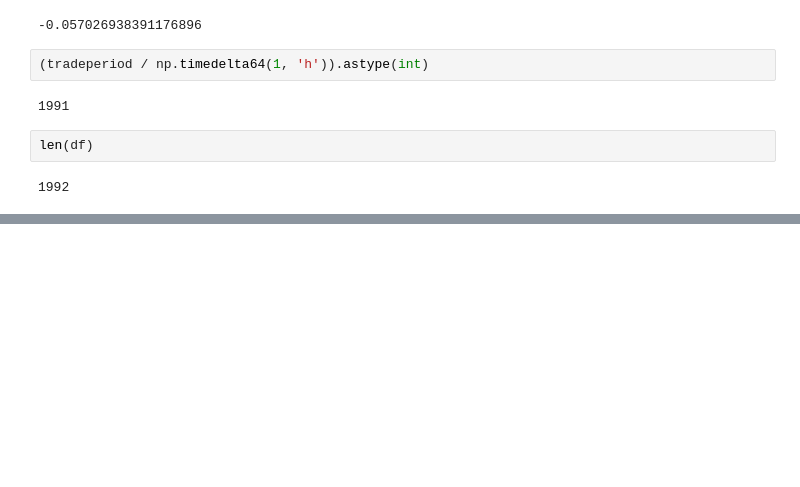
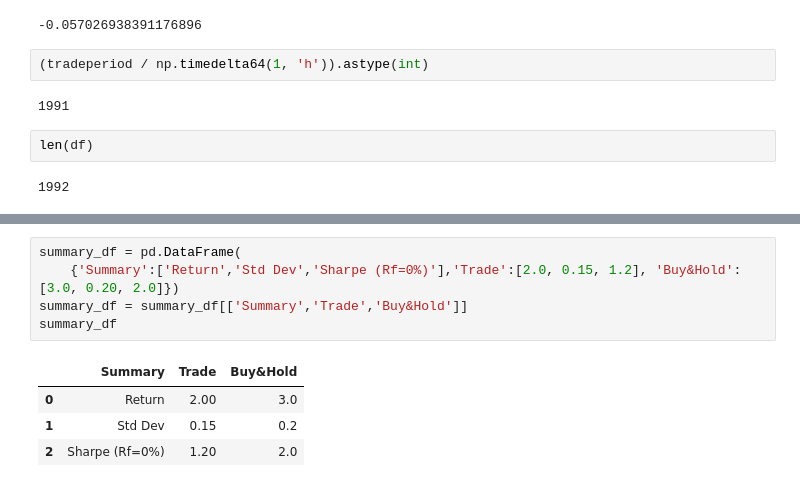
Before and after one commit to pwidhalm/capstone, a Jupyter notebook: code/capstone-v2-mb.ipynb, the cells around one changed output, grey strips where cells are left out. Cells and saved outputs as stored; diff of their text form; blank space fills up the shorter version.

```diff
--- a/code/capstone-v2-mb.ipynb
+++ b/code/capstone-v2-mb.ipynb
@@ -102,0 +148,10 @@ len(df)
+# %%
+summary_df = pd.DataFrame(
+    {'Summary':['Return','Std Dev','Sharpe (Rf=0%)'],'Trade':[2.0, 0.15, 1.2], 'Buy&Hold':[3.0, 0.20, 2.0]})
+summary_df = summary_df[['Summary','Trade','Buy&Hold']]
+summary_df
+# %% [output]
+|  | Summary | Trade | Buy&Hold |
+| 0 | Return | 2.00 | 3.0 |
+| 1 | Std Dev | 0.15 | 0.2 |
+| 2 | Sharpe (Rf=0%) | 1.20 | 2.0 |
```
Also changed, not shown: parts of 6 cells of this notebook, 23 other files.
